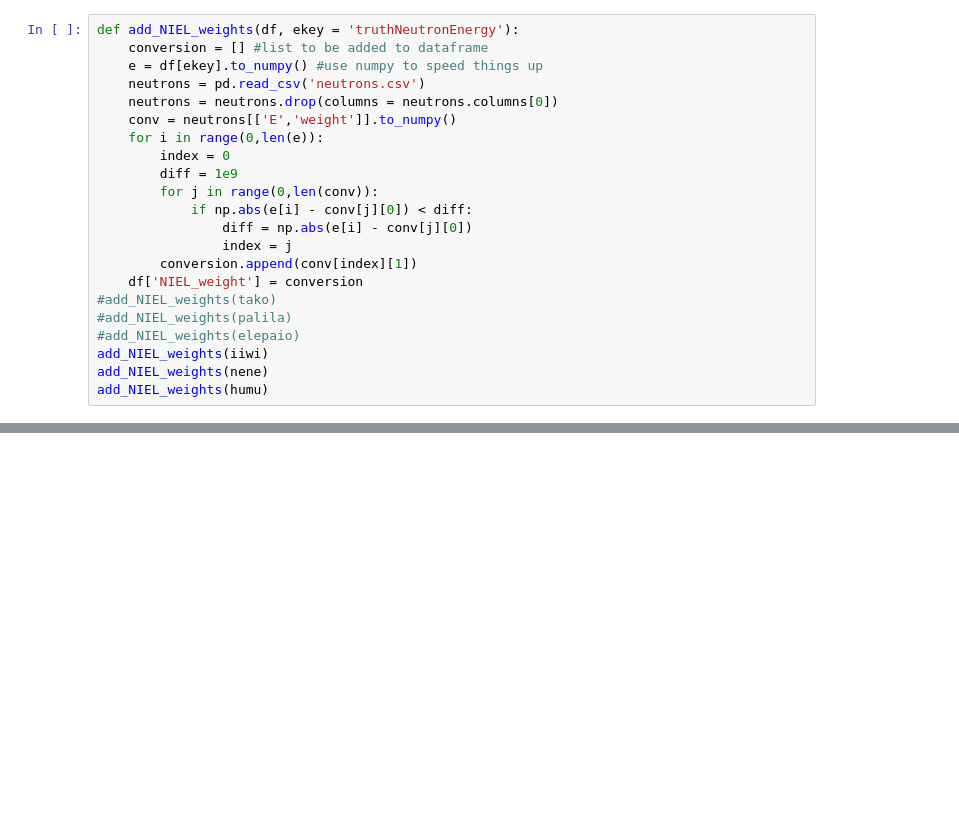
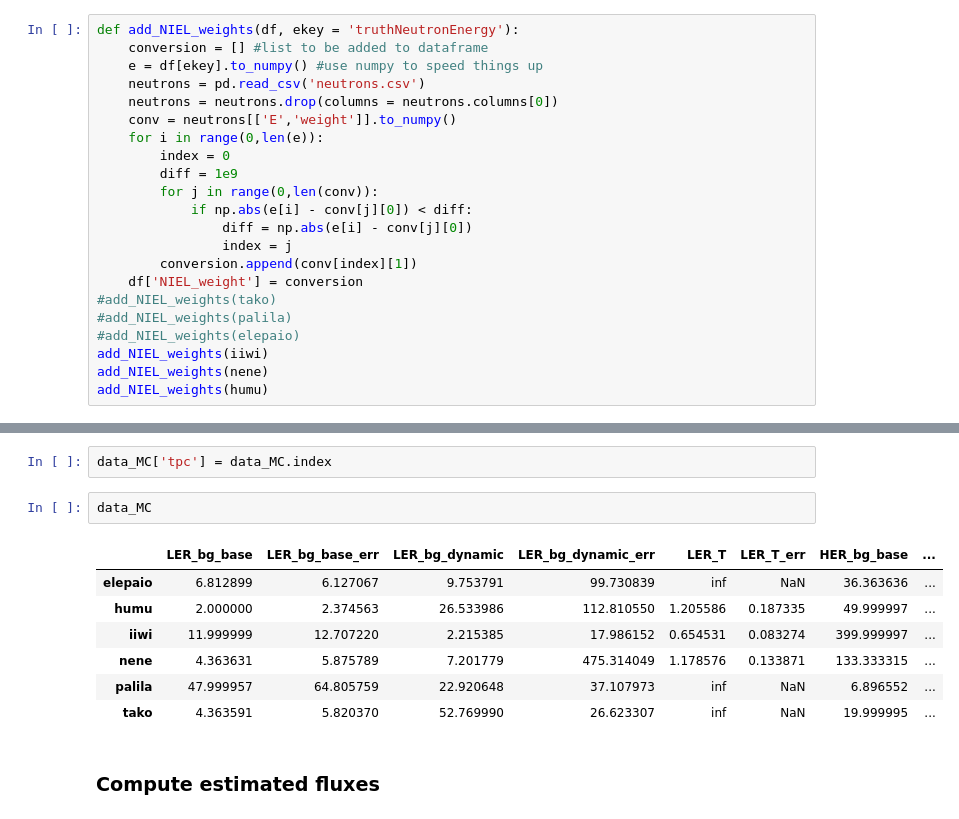
Before and after one commit to jschuel/jeff_workspace, a Jupyter notebook: analysis/phase3/with_sim/Neutron flux spectra.ipynb, the cells around one changed output, grey strips where cells are left out. Drawn from its saved outputs; the diff is of its cells as text; blank space fills up the shorter version.

```diff
--- a/analysis/phase3/with_sim/Neutron flux spectra.ipynb
+++ b/analysis/phase3/with_sim/Neutron flux spectra.ipynb
@@ -98,0 +182,14 @@ print(len(humu), humu['NIEL_weight'].sum())
+# %%
+data_MC['tpc'] = data_MC.index
+# %%
+data_MC
+# %% [output]
+|  | LER_bg_base | LER_bg_base_err | LER_bg_dynamic | LER_bg_dynamic_err | LER_T | LER_T_err | HER_bg_base | ... |
+| elepaio | 6.812899 | 6.127067 | 9.753791 | 99.730839 | inf | NaN | 36.363636 | ... |
+| humu | 2.000000 | 2.374563 | 26.533986 | 112.810550 | 1.205586 | 0.187335 | 49.999997 | ... |
+| iiwi | 11.999999 | 12.707220 | 2.215385 | 17.986152 | 0.654531 | 0.083274 | 399.999997 | ... |
+| nene | 4.363631 | 5.875789 | 7.201779 | 475.314049 | 1.178576 | 0.133871 | 133.333315 | ... |
+| palila | 47.999957 | 64.805759 | 22.920648 | 37.107973 | inf | NaN | 6.896552 | ... |
+| tako | 4.363591 | 5.820370 | 52.769990 | 26.623307 | inf | NaN | 19.999995 | ... |
+# %% [markdown]
+### Compute estimated fluxes
```
Also changed, not shown: parts of 23 cells of this notebook, 12 other files.
